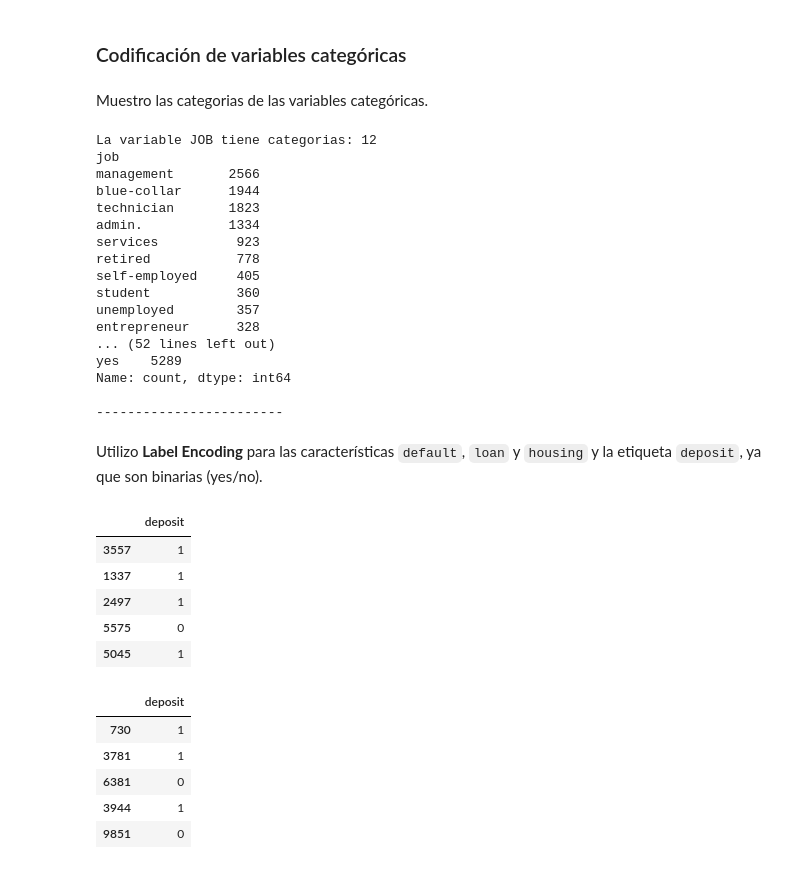
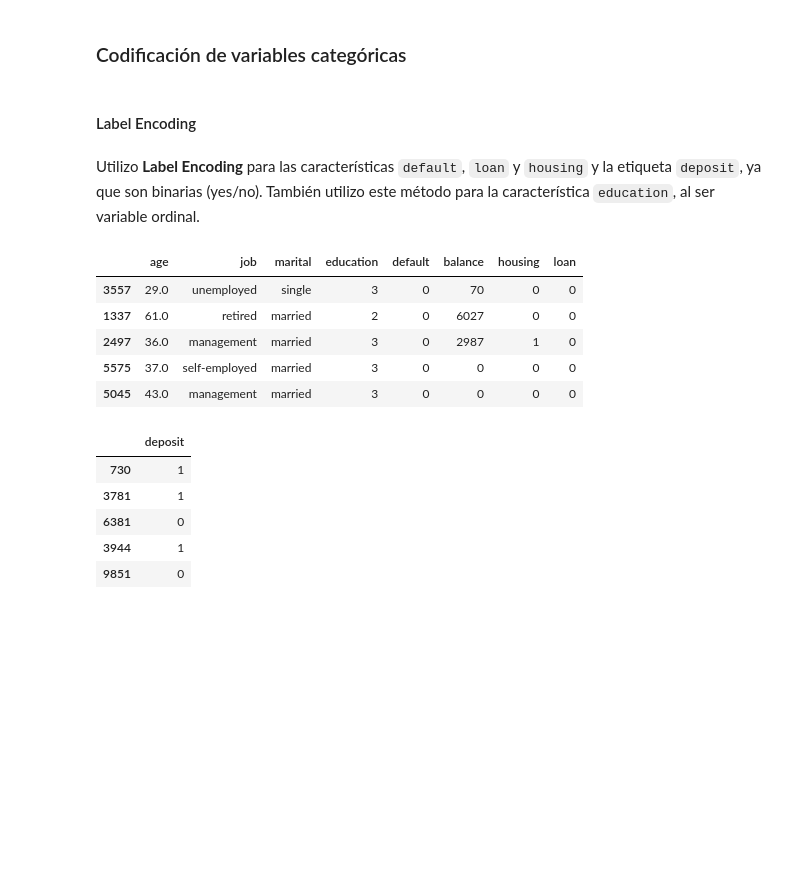
Before and after one commit to natalyamn/MachineLearning_ITAcademy, a Jupyter notebook: Sprint 6_PreparacionDatos.ipynb, the cells around one changed output. Saved outputs shown, nothing was run; the diff lists cells and outputs as text; code cells hidden in the pictures; blank space fills up the shorter version.

```diff
--- a/Sprint 6_PreparacionDatos.ipynb
+++ b/Sprint 6_PreparacionDatos.ipynb
@@ -94,0 +126,14 @@ Se han imputado correctamente los valores faltantes.
+# %%
+# sustituir 'job'
+mode_job = df.groupby(['education', 'age'])['job'].transform(lambda x: x.mode()[0] if not x.isnull().all() else None)
+df.loc[df['job'] == 'unknown', 'job'] = mode_job
+
+mode_job2 = df.groupby(['age'])['job'].transform(lambda x: x.mode()[0] if not x.isnull().all() else None)
+df.loc[df['job'] == 'unknown', 'job'] = mode_job2
+# %%
+# sustituir 'education'
+mode_education = df.groupby(['job', 'age'])['education'].transform(lambda x: x.mode()[0] if not x.isnull().all() else None)
+df.loc[df['education'] == 'unknown', 'education'] = mode_education
+
+mode_education2 = df.groupby(['job'])['education'].transform(lambda x: x.mode()[0] if not x.isnull().all() else None)
+df.loc[df['education'] == 'unknown', 'education'] = mode_education2
@@ -134,53 +185,36 @@ Los datos de entrenamiento contienen 8371 filas, 8 características y 1 etiqueta
 Los datos de prueba contienen 2791 filas, 8 características y 1 etiqueta.
 # %% [markdown]
 ### Codificación de variables categóricas
-# %% [markdown]
-Muestro las categorias de las variables categóricas.
-# %%
-for column in df.select_dtypes(include=['object']).columns:
-    print(f"La variable {column.upper()} tiene categorias: {df[column].nunique()}\
-    \n{df[column].value_counts()}\
-    \n \n------------------------\n")
-# %% [output]
-La variable JOB tiene categorias: 12
-job
-management       2566
-blue-collar      1944
-technician       1823
-admin.           1334
-services          923
-retired           778
-self-employed     405
-student           360
-unemployed        357
-entrepreneur      328
-... (52 lines left out)
-yes    5289
-Name: count, dtype: int64
-
-------------------------
+# %% [markdown]
+#### Label Encoding
 # %% [markdown]
-Utilizo **Label Encoding** para las características `default`, `loan` y `housing` y la etiqueta `deposit`, ya que son binarias (yes/no).
+Utilizo **Label Encoding** para las características `default`, `loan` y `housing` y la etiqueta `deposit`, ya que son binarias (yes/no). También utilizo este método para la característica `education`, al ser variable ordinal.
 # %%
-# convierto las características binarias en 0 y 1 usando map, tanto de datos de entrenamiento como de prueba
 binary_variable = ['default', 'loan', 'housing']
+
+numeric_education = {'primary' : 1,
+                     'secondary' : 2,
+                     'tertiary' : 3}
 
 for variable in binary_variable:
     X_train[variable] = X_train[variable].map({'no': 0, 'yes': 1}).astype(int)
     X_test[variable] = X_test[variable].map({'no': 0, 'yes': 1}).astype(int)
 
+X_train['education'] = X_train['education'].map(numeric_education).astype(int)
+X_test['education'] = X_test['education'].map(numeric_education).astype(int)
+
 # convierto la etiqueta 'deposit' en 0 y 1, tanto de datos de entrenamiento como de prueba
 Y_train['deposit'] = Y_train['deposit'].map({'no': 0, 'yes': 1}).astype(int)
 Y_test['deposit'] = Y_test['deposit'].map({'no': 0, 'yes': 1}).astype(int)
 # %%
-Y_train.head()
+X_train.head()
 # %% [output]
-|  | deposit |
-| 3557 | 1 |
-| 1337 | 1 |
-| 2497 | 1 |
-| 5575 | 0 |
-| 5045 | 1 |
+|  | age | job | marital | education | default | balance | housing | loan |
+| 3557 | 29.0 | unemployed | single | 3 | 0 | 70 | 0 | 0 |
+| 1337 | 61.0 | retired | married | 2 | 0 | 6027 | 0 | 0 |
+| 2497 | 36.0 | management | married | 3 | 0 | 2987 | 1 | 0 |
+| 5575 | 37.0 | self-employed | married | 3 | 0 | 0 | 0 | 0 |
+| 5045 | 43.0 | management | married | 3 | 0 | 0 | 0 | 0 |
 # %%
 Y_test.head()
 # %% [output]
```
Also changed, not shown: parts of 20 cells of this notebook.
